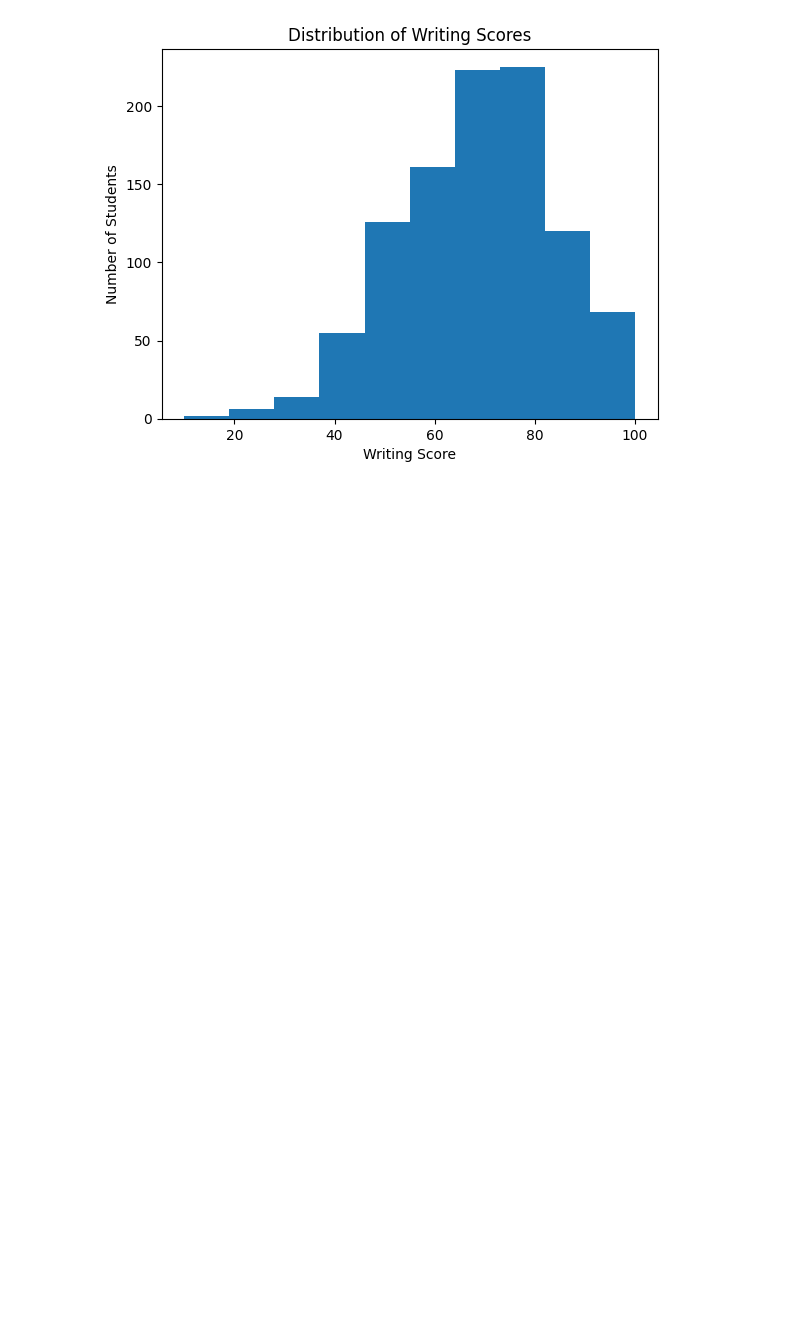
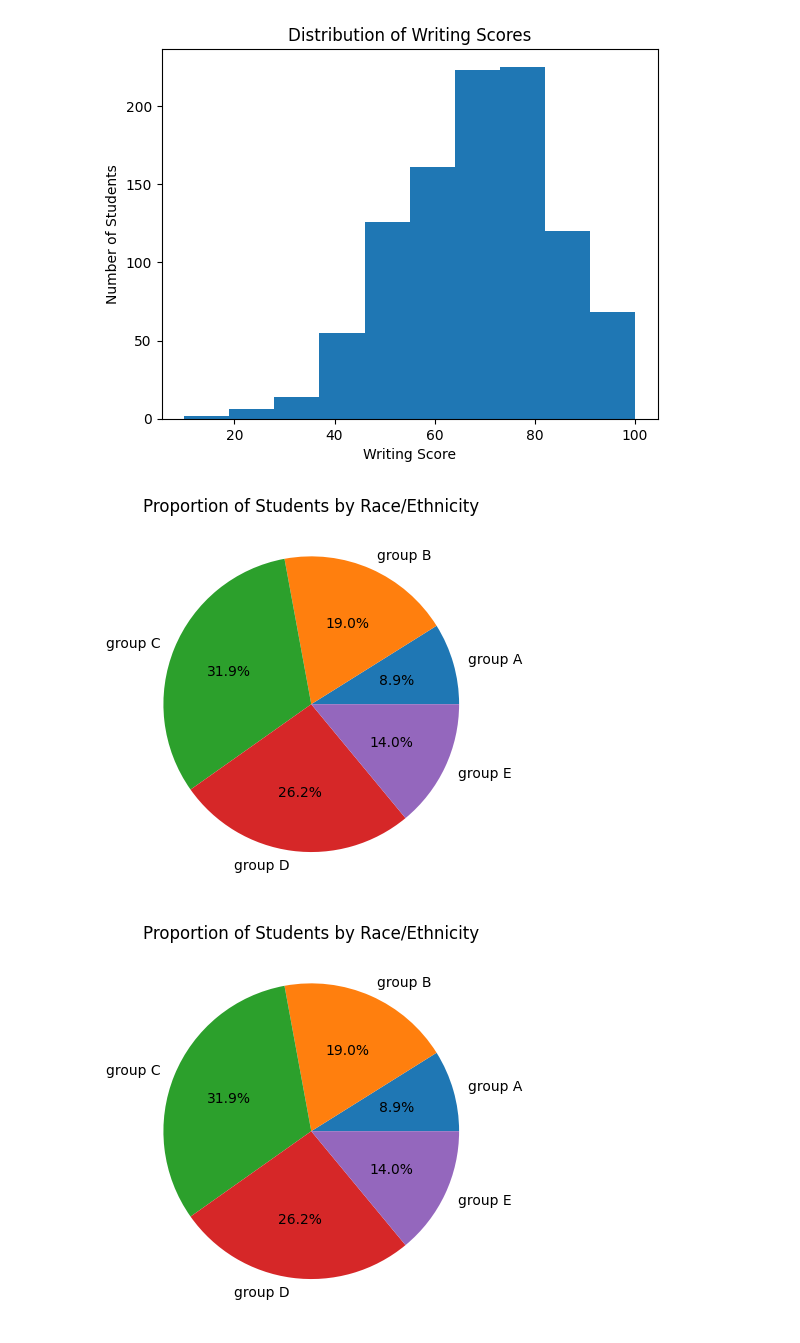
Before and after one commit to Zit42/BEVADAT2022232, a Jupyter notebook: HAZI/HAZI04/HAZI04.ipynb, the cells around one changed output. Drawn from its saved outputs; the diff is of its cells as text; code cells hidden in the pictures; blank space fills up the shorter version.

```diff
--- a/HAZI/HAZI04/HAZI04.ipynb
+++ b/HAZI/HAZI04/HAZI04.ipynb
@@ -389,0 +388,15 @@ függvény neve: ethnicity_pie_chart
+# %%
+#11
+def ethnicity_pie_chart(inp:  pd.core.frame.DataFrame ):
+    xc = inp.copy()
+    fig, ax = plt.subplots()
+
+    ax.set_title('Proportion of Students by Race/Ethnicity')
+    cx= xc.groupby('race/ethnicity')['writing score'].count()
+    ax.pie(cx.values, labels=cx.index, autopct='%1.1f%%')
+    return fig
+
+ethnicity_pie_chart(df)
+# %% [output]
+[figure, added]
+[figure, added]
```
Also changed, not shown: parts of 1 cell of this notebook, 1 other file.
